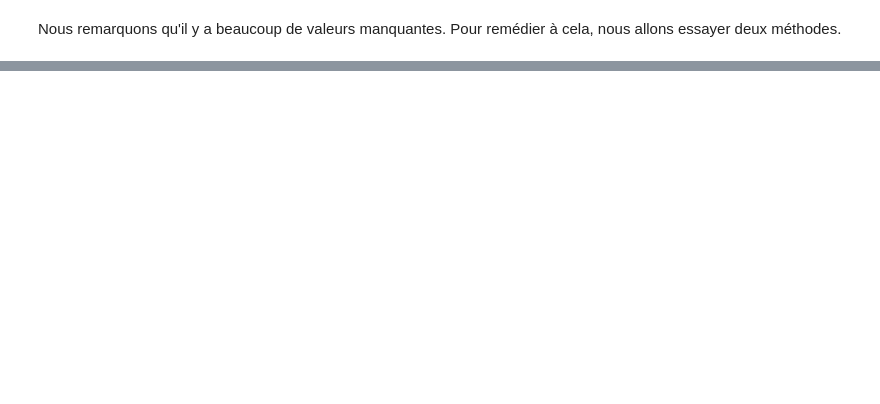
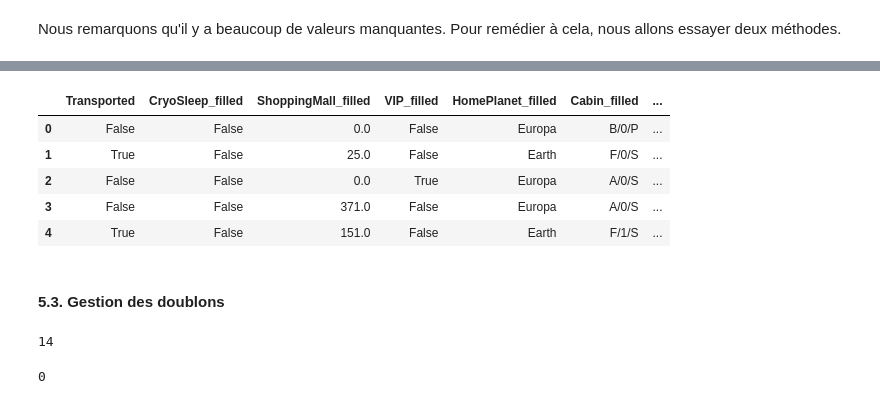
Before and after one commit to DiarafaSoukouna/project-kaggle, a Jupyter notebook: final.ipynb, the cells around one changed output, grey strips where cells are left out. Cells and saved outputs as stored; diff of their text form; code cells hidden in the pictures; blank space fills up the shorter version.

```diff
--- a/final.ipynb
+++ b/final.ipynb
@@ -370,0 +157,18 @@ Confusion Matrix:
+# %%
+def filled_missing_values_with_random(dataset):
+    df = dataset.copy()
+    null_values = df.isnull().sum().sort_values(ascending=False)
+    for col in null_values.index:
+        if null_values[col] != 0:
+            new_col = col + '_filled'
+            df[new_col] = df[col].copy()
+
+            random_sample = df[col].dropna().sample(df[col].isnull().sum(), random_state=0)
+            random_sample.index = df[df[col].isnull()].index
+
+            df.loc[df[col].isnull(), new_col] = random_sample
+
+    return df
+# %%
+random_result = filled_missing_values_with_random(spaceship_titanic_train)
+random_result.isnull().sum().sort_values(ascending=False)
@@ -370,0 +303,18 @@ Confusion Matrix:
+# %%
+###Suppression des colonnes non importantes pour nos données d'entraînement
+random_result = random_result.drop(['HomePlanet', 'CryoSleep', 'Cabin', 'Destination', 'Age', 'VIP', 'RoomService', 'FoodCourt', 'ShoppingMall', 'Spa', 'VRDeck',], axis=1)
+random_result.head()
+# %% [output]
+|  | Transported | CryoSleep_filled | ShoppingMall_filled | VIP_filled | HomePlanet_filled | Cabin_filled | ... |
+| 0 | False | False | 0.0 | False | Europa | B/0/P | ... |
+| 1 | True | False | 25.0 | False | Earth | F/0/S | ... |
+| 2 | False | False | 0.0 | True | Europa | A/0/S | ... |
+| 3 | False | False | 371.0 | False | Europa | A/0/S | ... |
+| 4 | True | False | 151.0 | False | Earth | F/1/S | ... |
+# %% [markdown]
+#### 5.3. Gestion des doublons
+# %%
+###Voir le nombre de doublons
+random_result.duplicated().sum()
+# %% [output]
+14
@@ -370,0 +324,5 @@ Confusion Matrix:
+# %%
+###Voyons maintenant le nombre de doublons
+random_result.duplicated().sum()
+# %% [output]
+0
```
Also changed, not shown: parts of 58 cells of this notebook.
